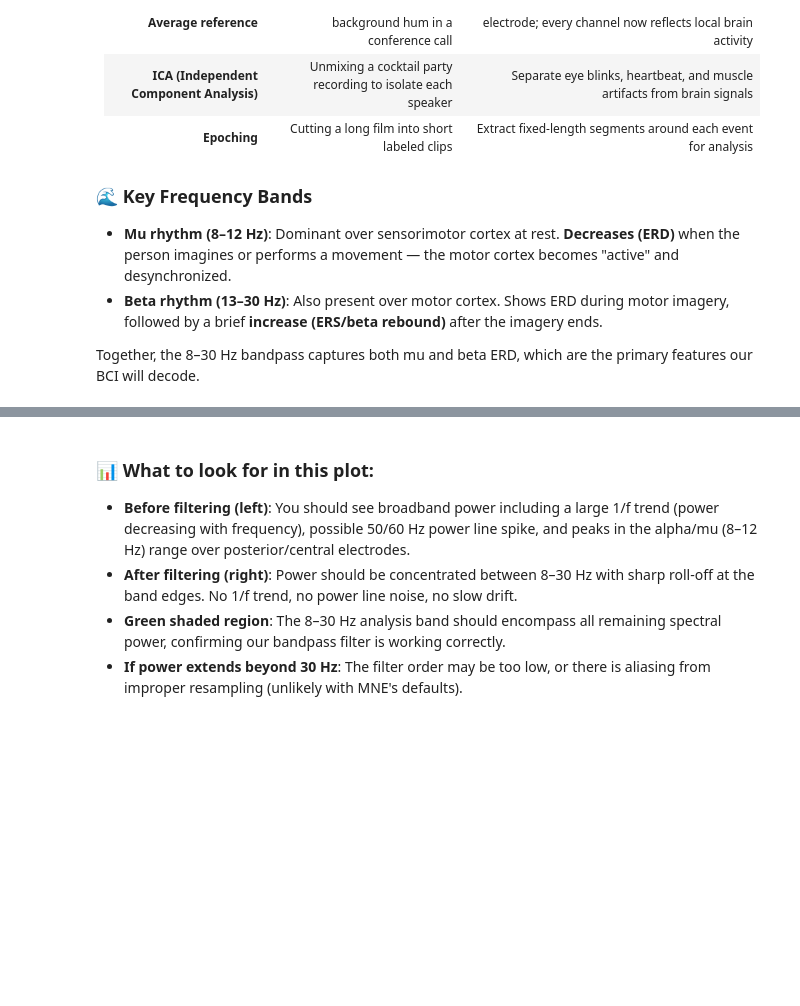
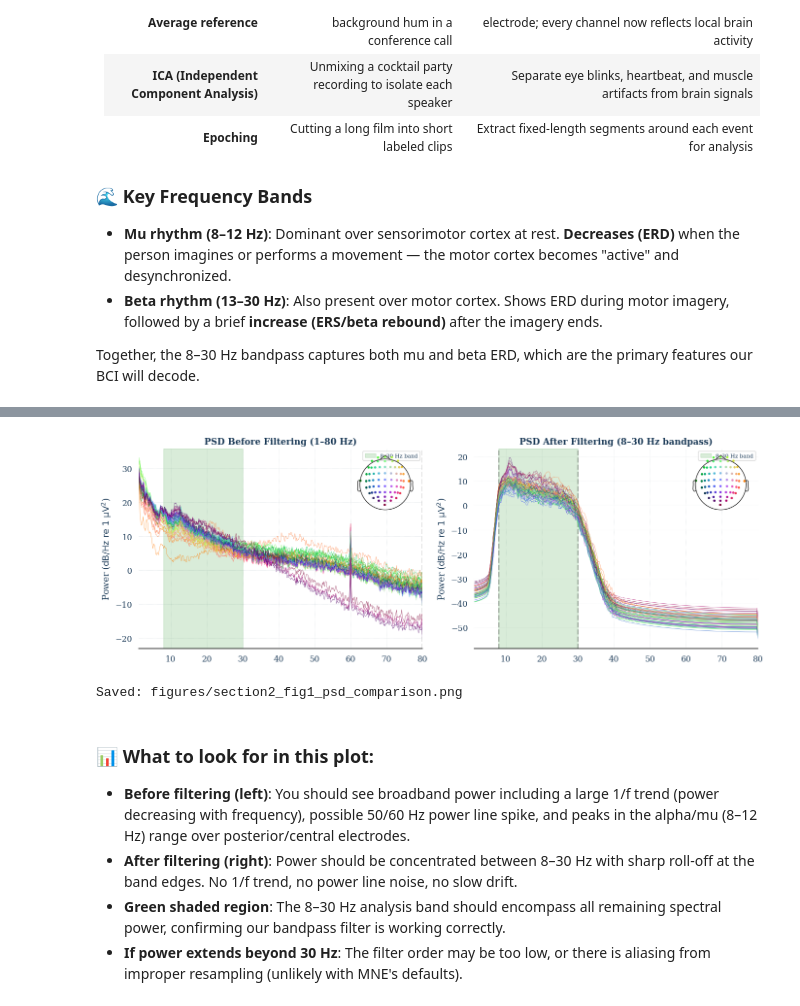
Before and after one commit to bedailbardo/ML_BCIproject, a Jupyter notebook: EEG_Motor_Imagery_BCI_Stroke_Rehab.ipynb, the cells around one changed output, grey strips where cells are left out. Saved outputs shown, nothing was run; the diff lists cells and outputs as text; code cells hidden in the pictures; blank space fills up the shorter version.

```diff
--- a/EEG_Motor_Imagery_BCI_Stroke_Rehab.ipynb
+++ b/EEG_Motor_Imagery_BCI_Stroke_Rehab.ipynb
@@ -402,8 +465,8 @@ features our BCI will decode.
 # ============================================================
 
 def preprocess_raw(raw, sfreq_target=160, l_freq=8.0, h_freq=30.0,
-                   n_ica_components=20, epoch_tmin=0.5, epoch_tmax=4.5,
-                   baseline=(-0.5, 0.0), reject_uv=150e-6,
+                   n_ica_components=63, epoch_tmin=0.5, epoch_tmax=4.5,
+                   baseline=(-0.5, 0.0), reject_uv=200e-6,
                    event_id=None):
     """
     WHY: Standardized preprocessing pipeline that works for both Schalk (160 Hz)
@@ -537,7 +600,7 @@ def preprocess_raw(raw, sfreq_target=160, l_freq=8.0, h_freq=30.0,
 
     epochs = mne.Epochs(
         raw, events_arr, event_id=epoch_event_id,
-        tmin=epoch_tmin - 0.5,  # Include baseline period before epoch_tmin
+        tmin=epoch_tmin - 1,  # Include baseline period before epoch_tmin
         tmax=epoch_tmax,
         baseline=baseline,       # Baseline correction using pre-cue period
         reject=dict(eeg=reject_uv),  # Reject epochs exceeding threshold
@@ -583,30 +665,33 @@ print(f"  Class 1 (right fist MI): {np.sum(y == 1)}")
 # %%
 # ============================================================
 # SECTION 2 — PSD comparison: before vs after filtering
 # ============================================================
 
 fig, axes = plt.subplots(1, 2, figsize=(14, 5))
 
 # PSD of raw (unfiltered) data — shows all frequency content
 ax = axes[0]
 psd_before = raw_before.compute_psd(fmin=1, fmax=80, n_fft=1024)
 psd_before.plot(axes=ax, show=False, spatial_colors=True)
 ax.set_title('PSD Before Filtering (1–80 Hz)', fontsize=13, fontweight='bold')
 ax.axvspan(8, 30, alpha=0.15, color='green', label='8–30 Hz band')
 ax.legend(fontsize=8)
 
 # PSD of preprocessed epochs — should show only 8–30 Hz content
 ax = axes[1]
-psd_after = epochs.compute_psd(fmin=1, fmax=80, n_fft=512)
+psd_after = epochs.compute_psd(method = 'welch', fmin=1, fmax=80, n_fft=512)
 psd_after.plot(axes=ax, show=False, spatial_colors=True)
 ax.set_title('PSD After Filtering (8–30 Hz bandpass)', fontsize=13, fontweight='bold')
 ax.axvspan(8, 30, alpha=0.15, color='green', label='8–30 Hz band')
 ax.legend(fontsize=8)
 
 plt.tight_layout()
 plt.savefig('figures/section2_fig1_psd_comparison.png', dpi=150, bbox_inches='tight')
 plt.show()
 print("Saved: figures/section2_fig1_psd_comparison.png")
+# %% [output]
+[figure, added]
+Saved: figures/section2_fig1_psd_comparison.png
 # %% [markdown]
 ### 📊 What to look for in this plot:
 
```
Also changed, not shown: parts of 10 cells of this notebook.
